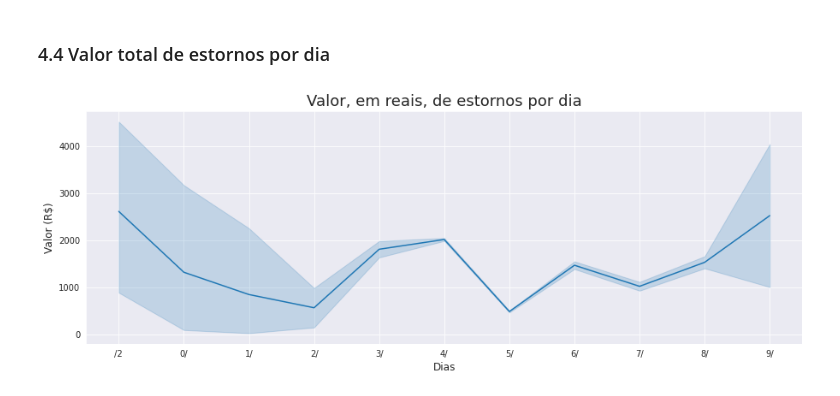
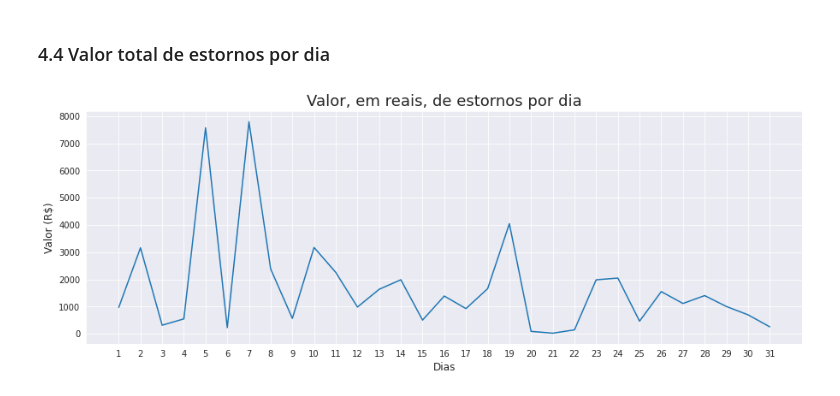
Before and after one commit to strawndri/slaviero-suct-data-analysis, a Jupyter notebook: Notebooks/analise_estornos.ipynb, the cells around one changed output. Cells and saved outputs as stored; diff of their text form; code cells hidden in the pictures.

```diff
--- a/Notebooks/analise_estornos.ipynb
+++ b/Notebooks/analise_estornos.ipynb
@@ -41,7 +41,7 @@ Requirement already satisfied: six>=1.5 in /usr/local/lib/python3.7/dist-package
 # %% [markdown]
 ### 1.2 Bases de Dados
 # %%
-dataset = pd.read_csv('https://raw.githubusercontent.com/strawndri/slaviero-suct-data-analysis/main/Data/estornos-maio.csv')
+dataset = pd.read_csv('https://raw.githubusercontent.com/strawndri/slaviero-suct-data-analysis/main/Dados/Estornos/estornos_maio.csv')
 dataset.head()
 # %% [output]
 |  | UH | Reserva | Valor | Data | Hora | Usuário | Qtde | Motivo |
@@ -169,9 +170,8 @@ graphic
 # %% [markdown]
 ### 4.2 Quantidade de estornos diários
-# %%
-refunds_per_day = dataset.data.value_counts()
-days = dataset.data.unique()
-
-for i in range(0, len(days)):
-  days[i] = days[i][3:5]
+# %%
+estornos_por_dia = pd.value_counts(dataset.data)
+dias = []
+for i in dataset.data.unique():
+  dias.append(i[2:-5])
 # %%
@@ -212,6 +217,6 @@ for i in range(0, len(valor_por_dia)):
   if valor_por_dia[i] <= 0:
     valor_por_dia[i] *= -1
 # %%
-set_lineplot(days, valor_por_dia, "Dias", 'Valor (R$)', 'Valor, em reais, de estornos por dia')
+set_lineplot(dias, valor_por_dia, "Dias", 'Valor (R$)', 'Valor, em reais, de estornos por dia')
 # %% [output]
-[figure, old version]
+[figure, new version]
```
Also changed, not shown: parts of 10 cells of this notebook.
